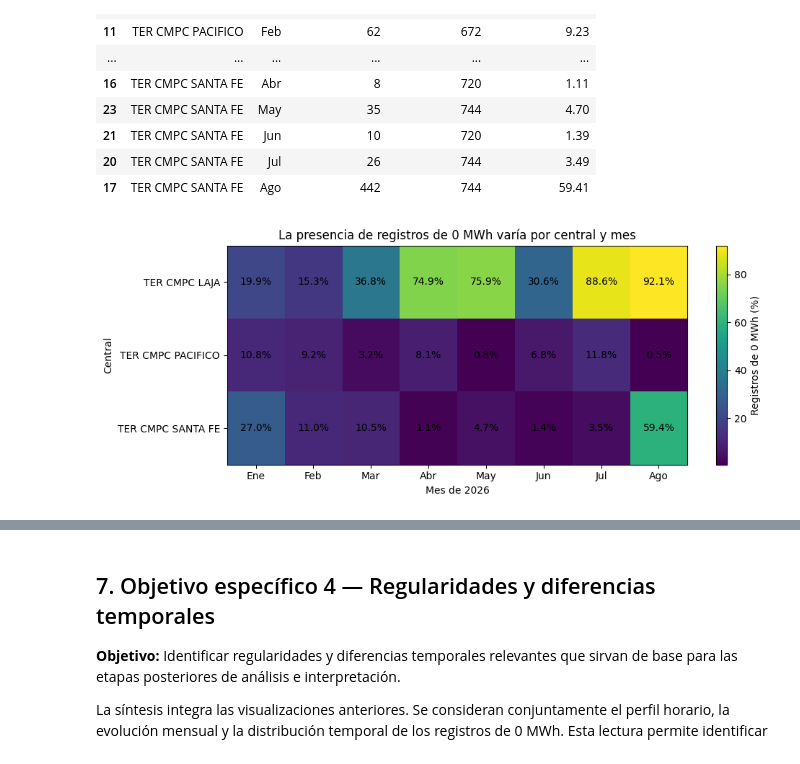
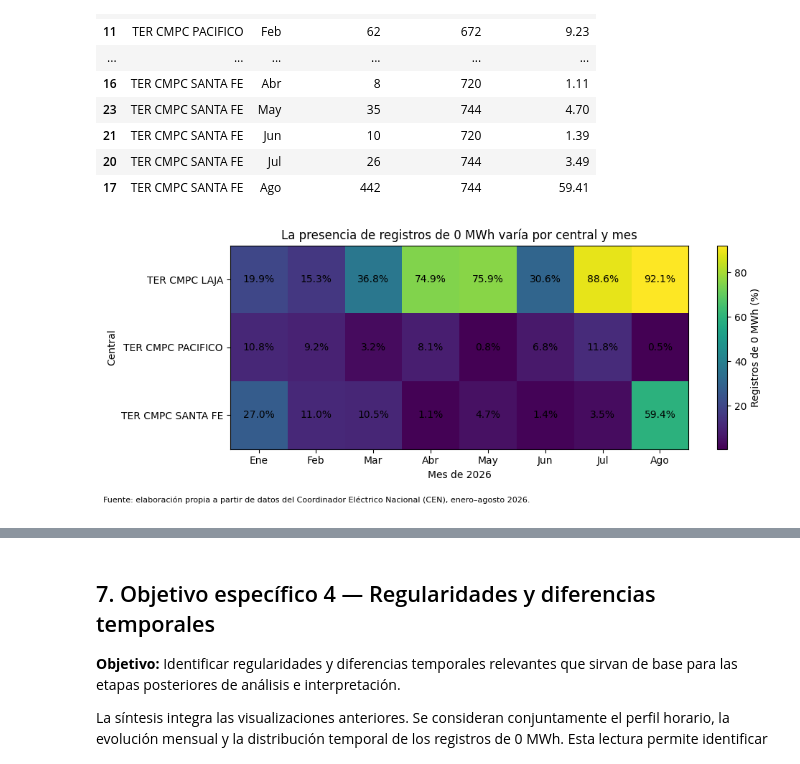
Before and after one commit to vedurancisterna-alt/Proyecto-generacion-electrica-centrales-CMPC, a Jupyter notebook: F4/F4_Consolidado_Proyecto.ipynb, the cells around one changed output, grey strips where cells are left out. Drawn from its saved outputs; the diff is of its cells as text; code cells hidden in the pictures.

Commit message:
docs: incorpora fuente e interpretación en figura 3

```diff
--- a/F4/F4_Consolidado_Proyecto.ipynb
+++ b/F4/F4_Consolidado_Proyecto.ipynb
@@ -572,30 +572,37 @@ display(ceros_mensuales)
 # %%
 # FIGURA 3 — Distribución mensual de registros de 0 MWh
 matriz_ceros = (
     ceros_mensuales
     .pivot(index="Central", columns="Mes", values="Porcentaje_Cero")
     .reindex(columns=orden_meses)
 )
 
 fig, ax = plt.subplots(figsize=(10, 4))
 imagen = ax.imshow(matriz_ceros.values, aspect="auto")
 
 ax.set_title("La presencia de registros de 0 MWh varía por central y mes")
 ax.set_xlabel("Mes de 2026")
 ax.set_ylabel("Central")
 ax.set_xticks(range(len(matriz_ceros.columns)))
 ax.set_xticklabels(matriz_ceros.columns)
 ax.set_yticks(range(len(matriz_ceros.index)))
 ax.set_yticklabels(matriz_ceros.index)
 
 for i in range(matriz_ceros.shape[0]):
     for j in range(matriz_ceros.shape[1]):
         valor = matriz_ceros.iloc[i, j]
         ax.text(j, i, f"{valor:.1f}%", ha="center", va="center")
 
 barra = fig.colorbar(imagen, ax=ax)
 barra.set_label("Registros de 0 MWh (%)")
-plt.tight_layout()
+
+fig.text(
+    0.01, 0.01,
+    "Fuente: elaboración propia a partir de datos del Coordinador Eléctrico Nacional (CEN), enero–agosto 2026.",
+    ha="left", fontsize=8
+)
+
+plt.tight_layout(rect=[0, 0.05, 1, 1])
 plt.show()
 # %% [output]
-[figure, old version]
+[figure, new version]
```
Also changed, not shown: parts of 1 cell of this notebook.
